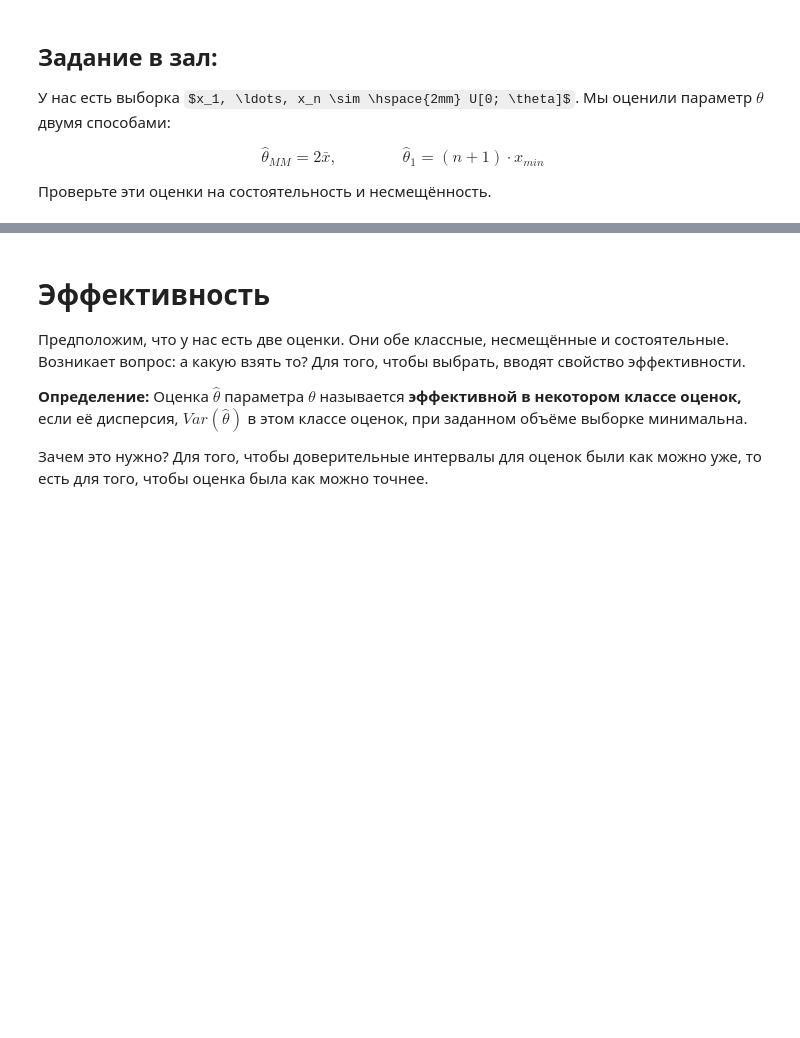
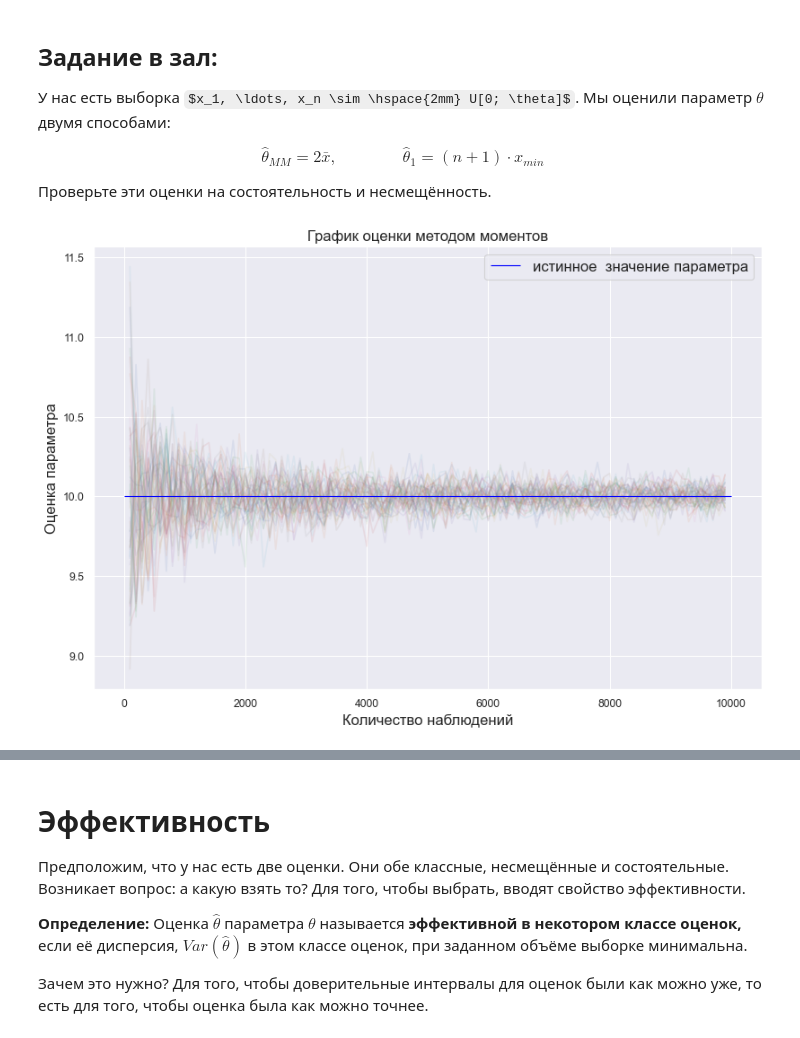
Before and after one commit to VladimirBalditsyn/HSE_AppliedStatistics, a Jupyter notebook: lesson 2/2_estimators-and-properties.ipynb, the cells around one changed output, grey strips where cells are left out. Drawn from its saved outputs; the diff is of its cells as text; code cells hidden in the pictures; some formulas as TeX source; blank space fills up the shorter version.

```diff
--- a/lesson 2/2_estimators-and-properties.ipynb
+++ b/lesson 2/2_estimators-and-properties.ipynb
@@ -171,3 +171,30 @@ __Ещё раз, ещё раз:__ нельзя путать состоятель
 $$\hat \theta_{MM} = 2 \bar x, \qquad \qquad \hat \theta_1 = (n+1) \cdot x_{min}$$
 
 Проверьте эти оценки на состоятельность и несмещённость.
+# %%
+theta_mm = []
+theta_1 = []
+
+THETA = 10
+
+for n in range(100, 10000, 100): # поднимаемся выше и видим больше слонов
+    x_sample = sps.uniform(scale=THETA).rvs(size = (n, 500))
+
+    # 50 разных оценок
+    x_mean = np.mean(x_sample, axis=0)
+    x_min = np.min(x_sample, axis=0)
+
+    theta_mm.append(2 * x_mean)
+    theta_1.append(x_min * (n + 1))     # состоятельная, несмещенная ассимптотические
+# %%
+plt.figure(figsize=(12,8))
+plt.title("График оценки методом моментов", fontsize=15)
+plt.plot(range(100, 10000, 100), theta_mm, alpha = 0.1)
+
+plt.xlabel('Количество наблюдений', size=15)
+plt.ylabel('Оценка параметра', size=15)
+
+plt.hlines(THETA, 0, 10000, color='blue', lw=1, label='истинное  значение параметра')
+plt.legend(fontsize=15);
+# %% [output]
+[figure, added]
```
Also changed, not shown: parts of 6 cells of this notebook.
